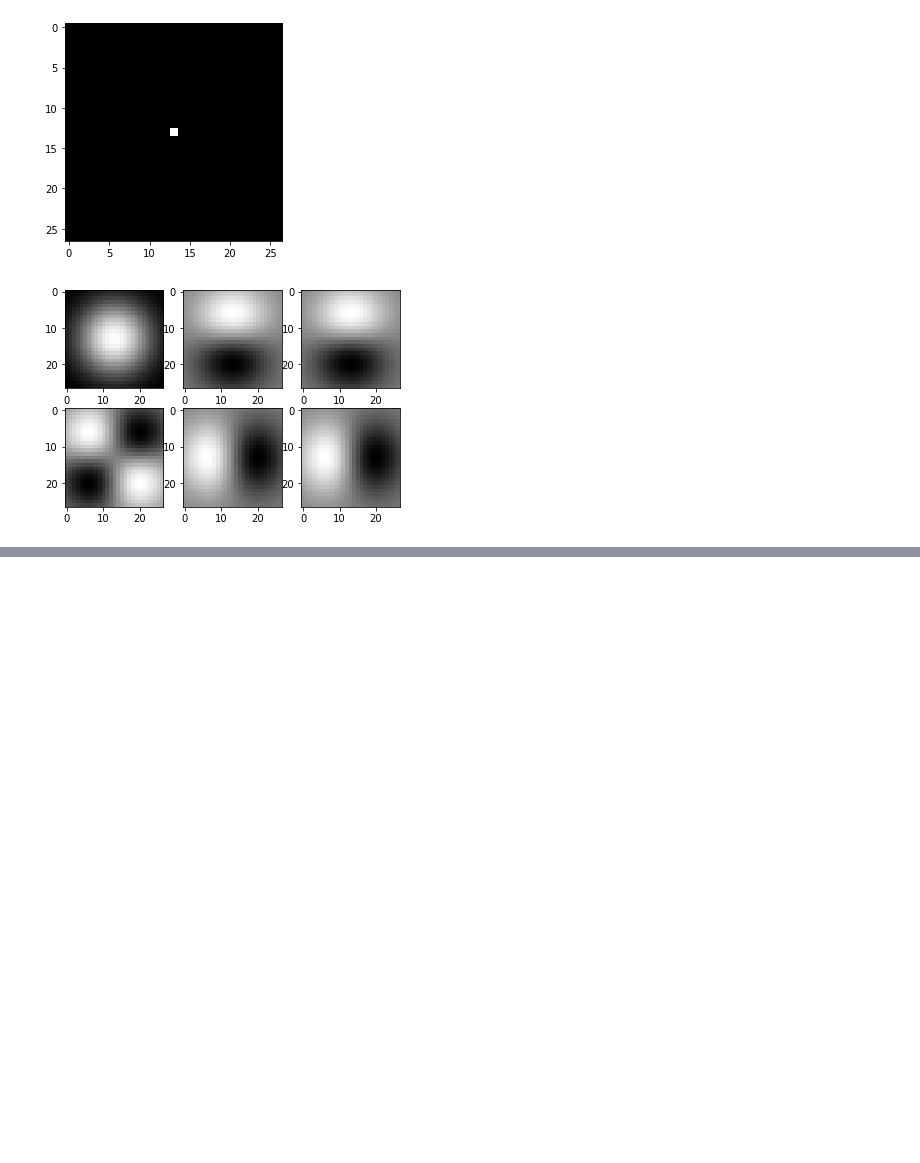
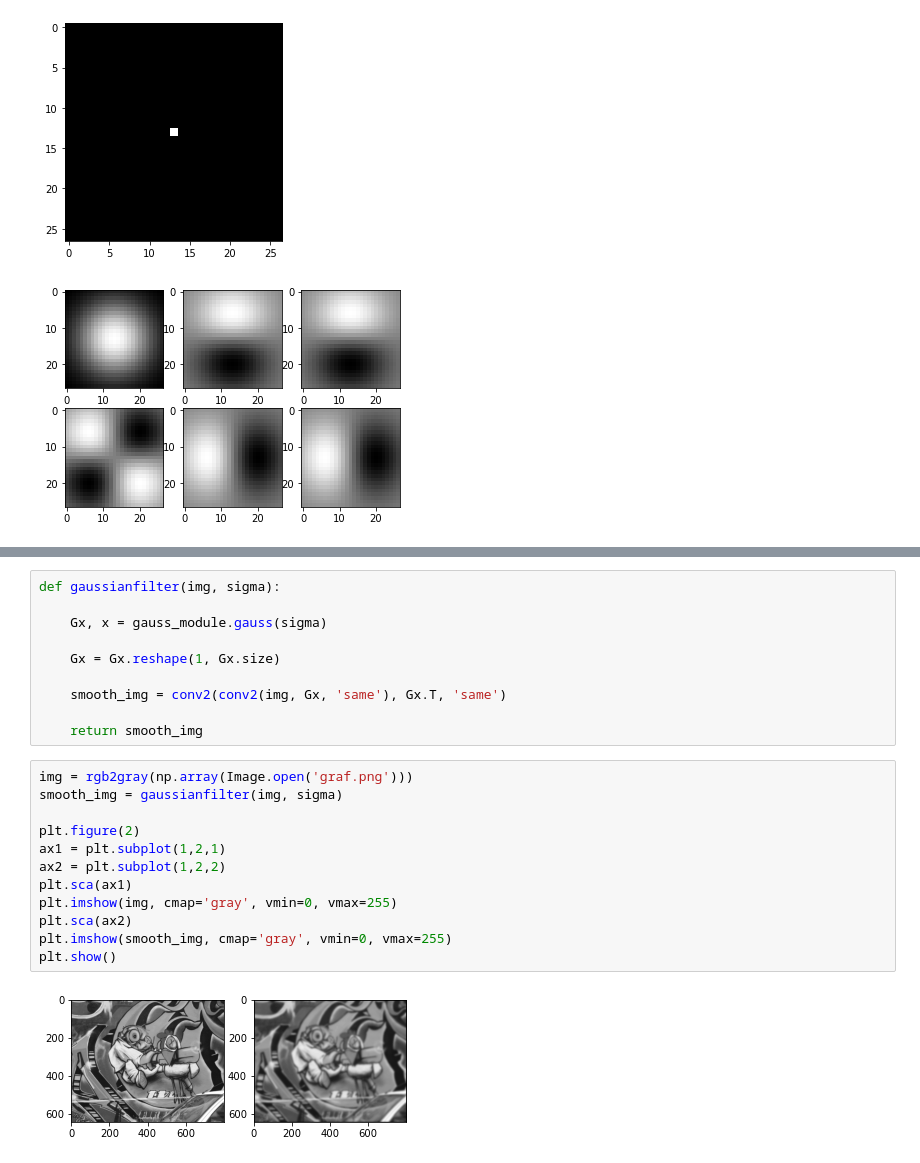
Before and after one commit to lorenzoloretucci/AML-HW1, a Jupyter notebook: Untitled.ipynb, the cells around one changed output, grey strips where cells are left out. Drawn from its saved outputs; the diff is of its cells as text; blank space fills up the shorter version.

```diff
--- a/Untitled.ipynb
+++ b/Untitled.ipynb
@@ -132,0 +110,24 @@ IndentationError: unexpected indent (<ipython-input-6-8872ac4c9936>, line 2)
+# %%
+def gaussianfilter(img, sigma):
+
+    Gx, x = gauss_module.gauss(sigma)
+
+    Gx = Gx.reshape(1, Gx.size)
+
+    smooth_img = conv2(conv2(img, Gx, 'same'), Gx.T, 'same')
+
+    return smooth_img
+# %%
+img = rgb2gray(np.array(Image.open('graf.png')))
+smooth_img = gaussianfilter(img, sigma)
+
+plt.figure(2)
+ax1 = plt.subplot(1,2,1)
+ax2 = plt.subplot(1,2,2)
+plt.sca(ax1)
+plt.imshow(img, cmap='gray', vmin=0, vmax=255)
+plt.sca(ax2)
+plt.imshow(smooth_img, cmap='gray', vmin=0, vmax=255)
+plt.show()
+# %% [output]
+[figure, added]
```
Also changed, not shown: parts of 13 cells of this notebook.
